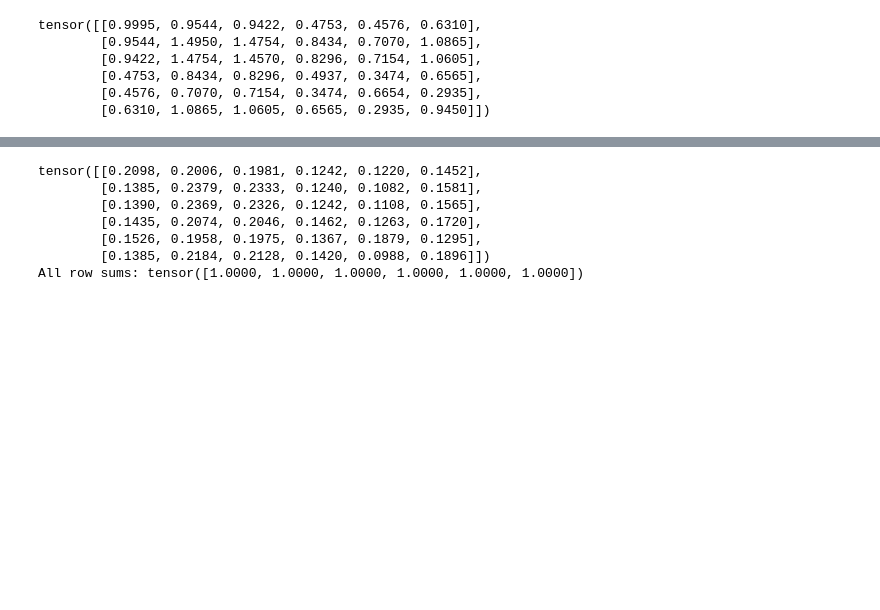
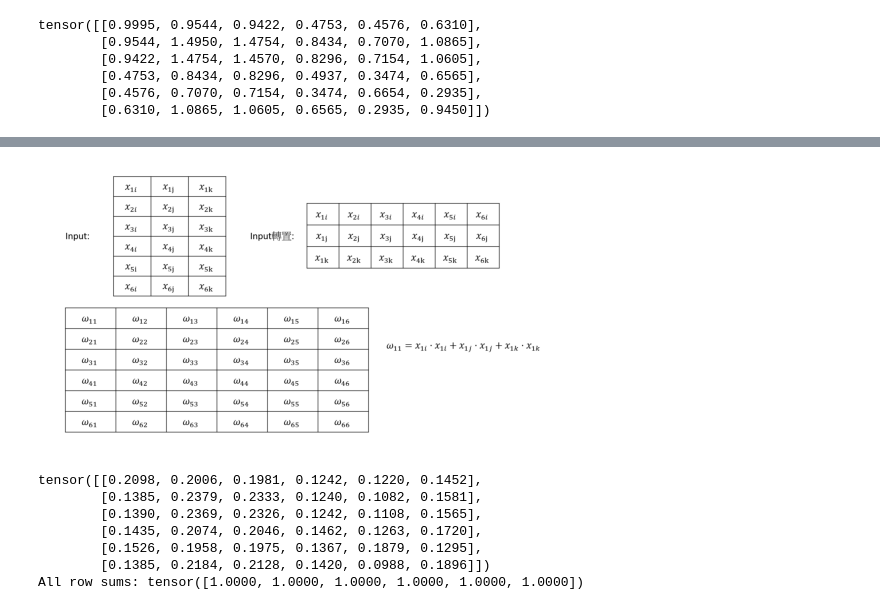
Before and after one commit to aqingo3o/1004-LLM, a Jupyter notebook: exp/RF/ch03/ch03_Attention_Mechanism.ipynb, the cells around one changed output, grey strips where cells are left out. Cells and saved outputs as stored; diff of their text form; code cells hidden in the pictures; blank space fills up the shorter version.

```diff
--- a/exp/RF/ch03/ch03_Attention_Mechanism.ipynb
+++ b/exp/RF/ch03/ch03_Attention_Mechanism.ipynb
@@ -143,3 +152,11 @@ tensor([[0.9995, 0.9544, 0.9422, 0.4753, 0.4576, 0.6310],
+# %%
+img2 = mpimg.imread('figure2.png')
+
+plt.imshow(img2)
+plt.axis('off')
+plt.show()
+# %% [output]
+[figure, added]
 # %%
 # step2. normalized
 attn_weights = torch.softmax(attn_scores, dim=-1)
```
Also changed, not shown: parts of 10 cells of this notebook.
